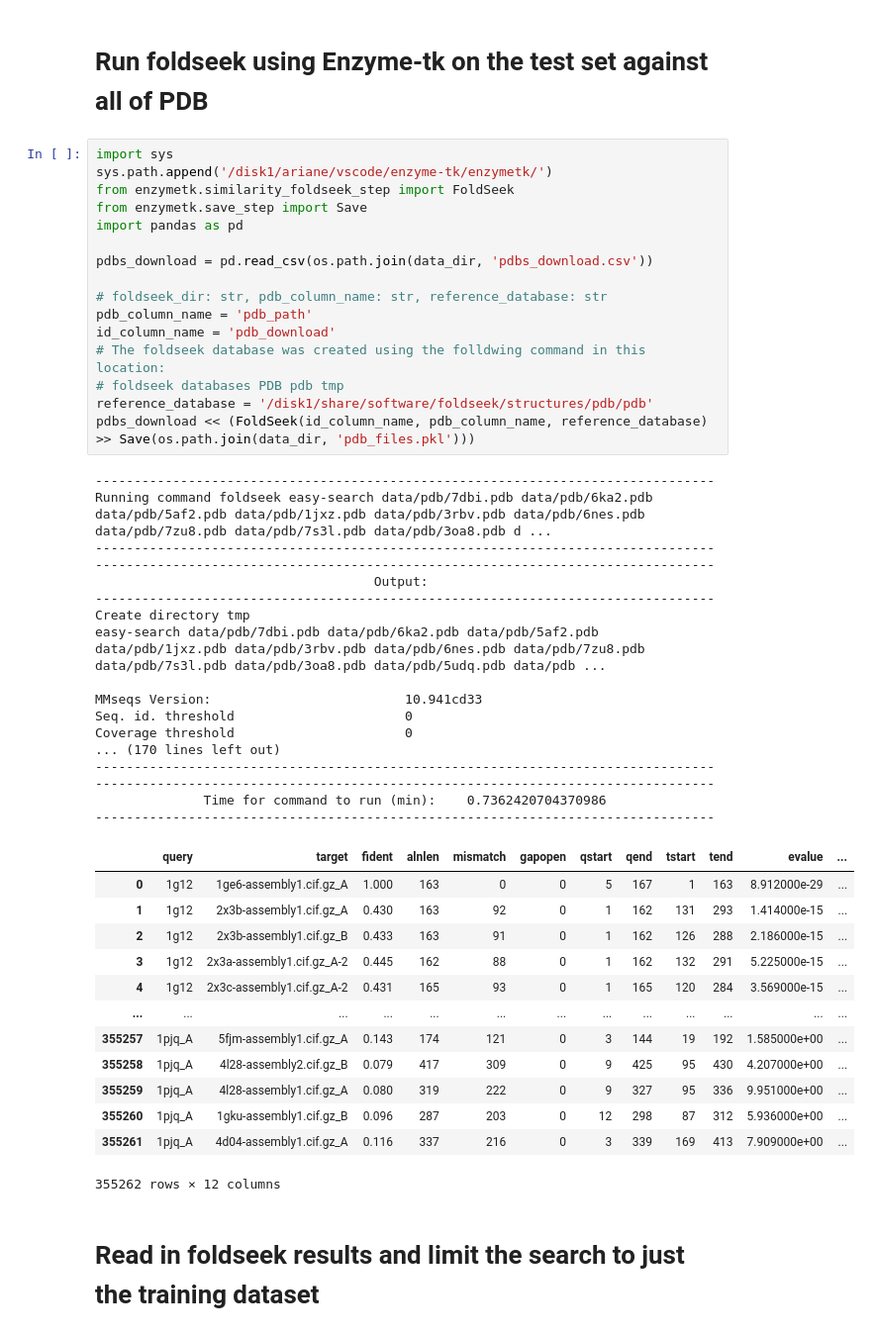
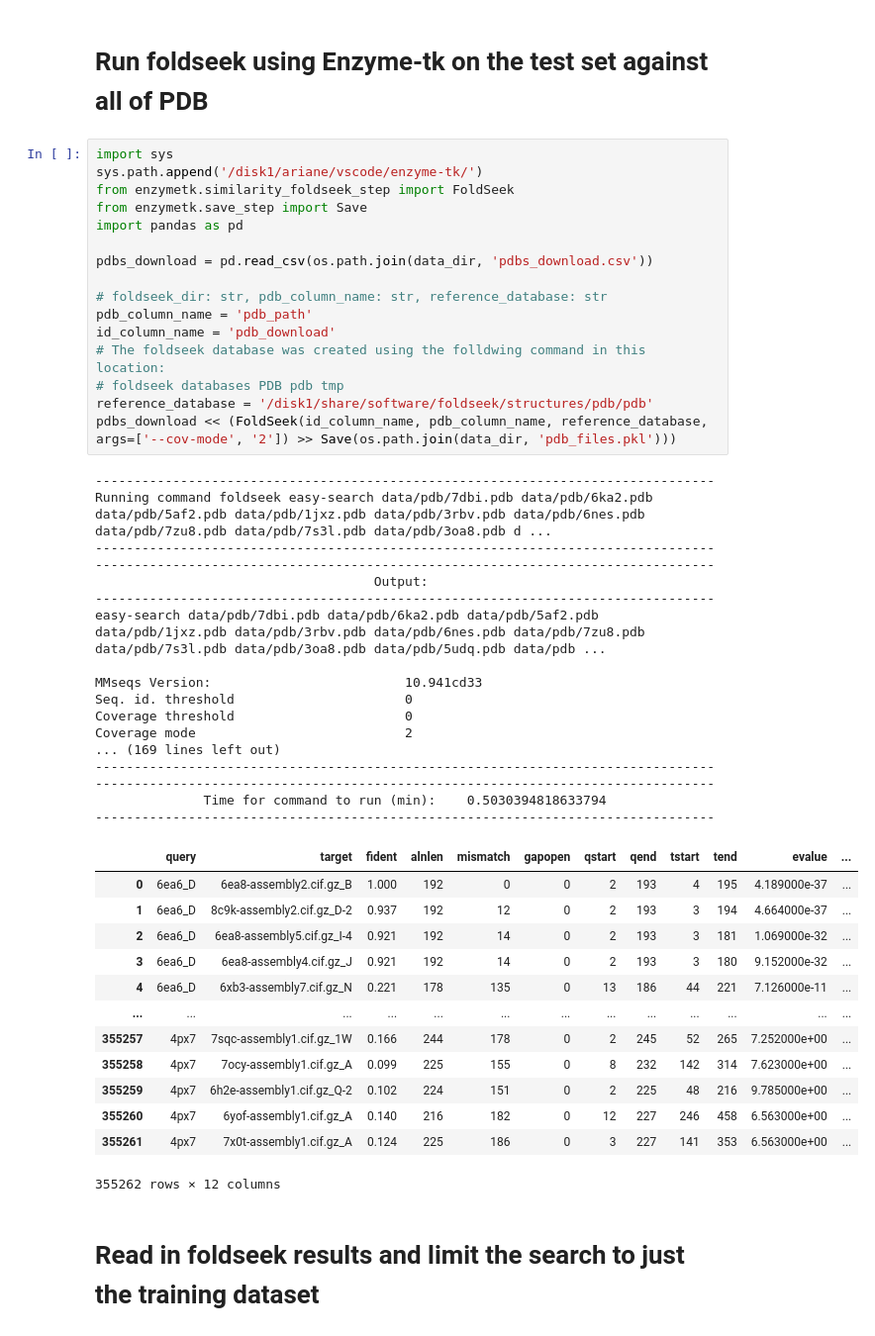
Before and after one commit to WRiegs/Squidly, a Jupyter notebook: manuscript/StructureSequenceSimilarity_BenchmarkSetup.ipynb, the cells around one changed output. Shown: that part at 99% size. Cells and saved outputs as stored; diff of their text form.

```diff
--- a/manuscript/StructureSequenceSimilarity_BenchmarkSetup.ipynb
+++ b/manuscript/StructureSequenceSimilarity_BenchmarkSetup.ipynb
@@ -199,50 +205,50 @@ pdbs_download.to_csv(os.path.join(data_dir, 'pdbs_download.csv'), index=False)
 # Run foldseek using Enzyme-tk on the test set against all of PDB
 # %%
 import sys
-sys.path.append('/disk1/ariane/vscode/enzyme-tk/enzymetk/')
+sys.path.append('/disk1/ariane/vscode/enzyme-tk/')
 from enzymetk.similarity_foldseek_step import FoldSeek
 from enzymetk.save_step import Save
 import pandas as pd
 
 pdbs_download = pd.read_csv(os.path.join(data_dir, 'pdbs_download.csv'))
 
 # foldseek_dir: str, pdb_column_name: str, reference_database: str
 pdb_column_name = 'pdb_path'
 id_column_name = 'pdb_download'
 # The foldseek database was created using the folldwing command in this location:
 # foldseek databases PDB pdb tmp
 reference_database = '/disk1/share/software/foldseek/structures/pdb/pdb'
-pdbs_download << (FoldSeek(id_column_name, pdb_column_name, reference_database) >> Save(os.path.join(data_dir, 'pdb_files.pkl')))
+pdbs_download << (FoldSeek(id_column_name, pdb_column_name, reference_database, args=['--cov-mode', '2']) >> Save(os.path.join(data_dir, 'pdb_files.pkl')))
 # %% [output]
 --------------------------------------------------------------------------------
 Running command foldseek easy-search data/pdb/7dbi.pdb data/pdb/6ka2.pdb data/pdb/5af2.pdb data/pdb/1jxz.pdb data/pdb/3rbv.pdb data/pdb/6nes.pdb data/pdb/7zu8.pdb data/pdb/7s3l.pdb data/pdb/3oa8.pdb d ...
 --------------------------------------------------------------------------------
 --------------------------------------------------------------------------------
                                     Output:
 --------------------------------------------------------------------------------
-Create directory tmp
 easy-search data/pdb/7dbi.pdb data/pdb/6ka2.pdb data/pdb/5af2.pdb data/pdb/1jxz.pdb data/pdb/3rbv.pdb data/pdb/6nes.pdb data/pdb/7zu8.pdb data/pdb/7s3l.pdb data/pdb/3oa8.pdb data/pdb/5udq.pdb data/pdb ...
 
 MMseqs Version:                         10.941cd33
 Seq. id. threshold                      0
 Coverage threshold                      0
-... (170 lines left out)
+Coverage mode                           2
+... (169 lines left out)
 --------------------------------------------------------------------------------
 --------------------------------------------------------------------------------
-              Time for command to run (min):    0.7362420704370986
+              Time for command to run (min):    0.5030394818633794
 --------------------------------------------------------------------------------
 |  | query | target | fident | alnlen | mismatch | gapopen | qstart | qend | tstart | tend | evalue | ... |
-| 0 | 1g12 | 1ge6-assembly1.cif.gz_A | 1.000 | 163 | 0 | 0 | 5 | 167 | 1 | 163 | 8.912000e-29 | ... |
-| 1 | 1g12 | 2x3b-assembly1.cif.gz_A | 0.430 | 163 | 92 | 0 | 1 | 162 | 131 | 293 | 1.414000e-15 | ... |
-| 2 | 1g12 | 2x3b-assembly1.cif.gz_B | 0.433 | 163 | 91 | 0 | 1 | 162 | 126 | 288 | 2.186000e-15 | ... |
-| 3 | 1g12 | 2x3a-assembly1.cif.gz_A-2 | 0.445 | 162 | 88 | 0 | 1 | 162 | 132 | 291 | 5.225000e-15 | ... |
-| 4 | 1g12 | 2x3c-assembly1.cif.gz_A-2 | 0.431 | 165 | 93 | 0 | 1 | 165 | 120 | 284 | 3.569000e-15 | ... |
+| 0 | 6ea6_D | 6ea8-assembly2.cif.gz_B | 1.000 | 192 | 0 | 0 | 2 | 193 | 4 | 195 | 4.189000e-37 | ... |
+| 1 | 6ea6_D | 8c9k-assembly2.cif.gz_D-2 | 0.937 | 192 | 12 | 0 | 2 | 193 | 3 | 194 | 4.664000e-37 | ... |
+| 2 | 6ea6_D | 6ea8-assembly5.cif.gz_I-4 | 0.921 | 192 | 14 | 0 | 2 | 193 | 3 | 181 | 1.069000e-32 | ... |
+| 3 | 6ea6_D | 6ea8-assembly4.cif.gz_J | 0.921 | 192 | 14 | 0 | 2 | 193 | 3 | 180 | 9.152000e-32 | ... |
+| 4 | 6ea6_D | 6xb3-assembly7.cif.gz_N | 0.221 | 178 | 135 | 0 | 13 | 186 | 44 | 221 | 7.126000e-11 | ... |
 | ... | ... | ... | ... | ... | ... | ... | ... | ... | ... | ... | ... | ... |
-| 355257 | 1pjq_A | 5fjm-assembly1.cif.gz_A | 0.143 | 174 | 121 | 0 | 3 | 144 | 19 | 192 | 1.585000e+00 | ... |
-| 355258 | 1pjq_A | 4l28-assembly2.cif.gz_B | 0.079 | 417 | 309 | 0 | 9 | 425 | 95 | 430 | 4.207000e+00 | ... |
-| 355259 | 1pjq_A | 4l28-assembly1.cif.gz_A | 0.080 | 319 | 222 | 0 | 9 | 327 | 95 | 336 | 9.951000e+00 | ... |
-| 355260 | 1pjq_A | 1gku-assembly1.cif.gz_B | 0.096 | 287 | 203 | 0 | 12 | 298 | 87 | 312 | 5.936000e+00 | ... |
-| 355261 | 1pjq_A | 4d04-assembly1.cif.gz_A | 0.116 | 337 | 216 | 0 | 3 | 339 | 169 | 413 | 7.909000e+00 | ... |
+| 355257 | 4px7 | 7sqc-assembly1.cif.gz_1W | 0.166 | 244 | 178 | 0 | 2 | 245 | 52 | 265 | 7.252000e+00 | ... |
+| 355258 | 4px7 | 7ocy-assembly1.cif.gz_A | 0.099 | 225 | 155 | 0 | 8 | 232 | 142 | 314 | 7.623000e+00 | ... |
+| 355259 | 4px7 | 6h2e-assembly1.cif.gz_Q-2 | 0.102 | 224 | 151 | 0 | 2 | 225 | 48 | 216 | 9.785000e+00 | ... |
+| 355260 | 4px7 | 6yof-assembly1.cif.gz_A | 0.140 | 216 | 182 | 0 | 12 | 227 | 246 | 458 | 6.563000e+00 | ... |
+| 355261 | 4px7 | 7x0t-assembly1.cif.gz_A | 0.124 | 225 | 186 | 0 | 3 | 227 | 141 | 353 | 6.563000e+00 | ... |
 355262 rows × 12 columns
 # %% [markdown]
 # Read in foldseek results and limit the search to just the training dataset
```
Also changed, not shown: parts of 5 cells of this notebook, 1 other file.
